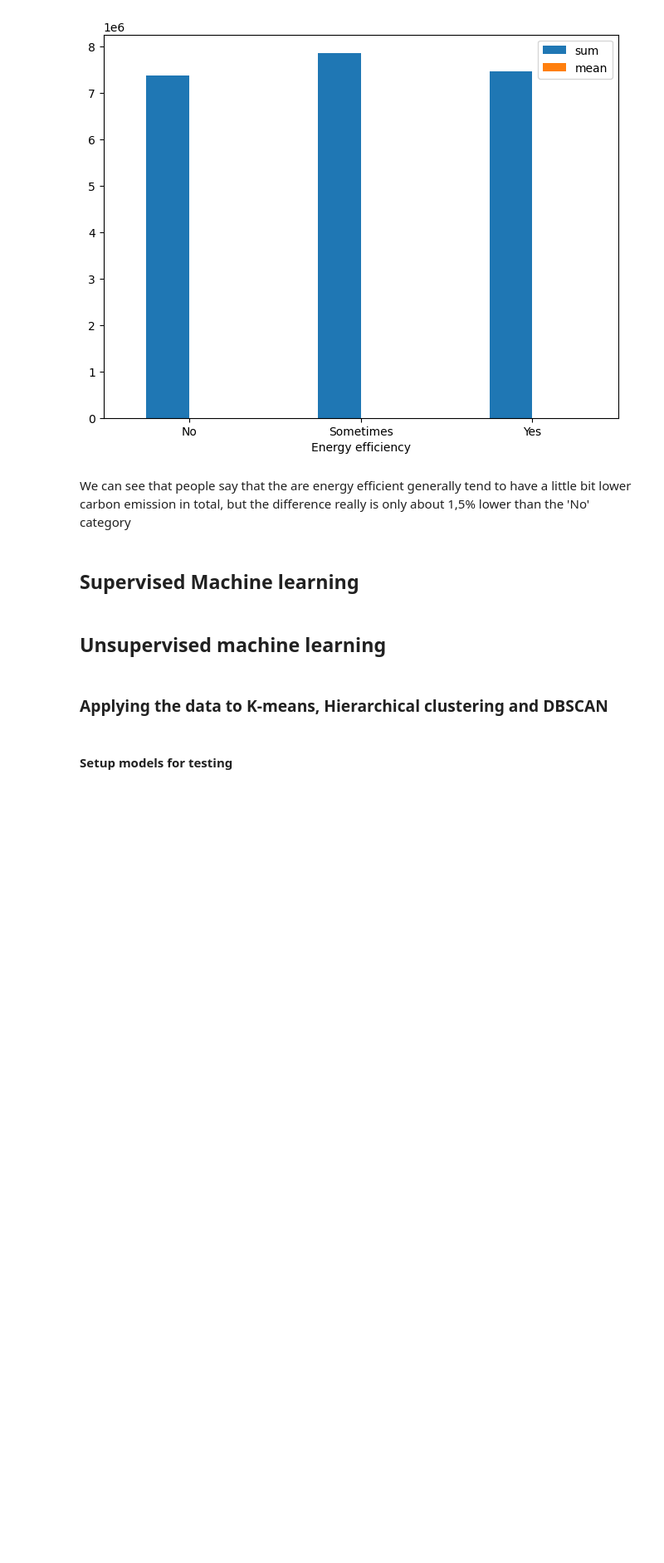
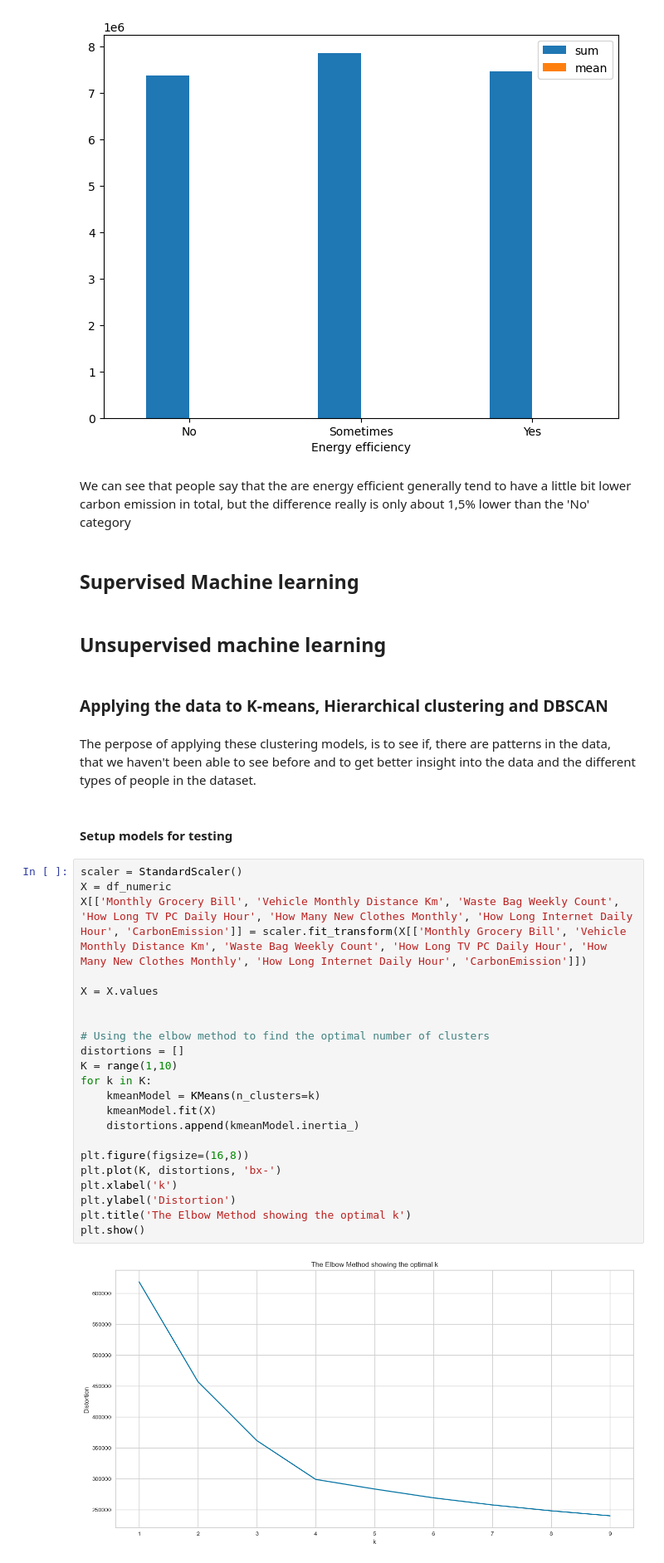
Before and after one commit to cph-oo221/Dat4-BI-Exam, a Jupyter notebook: Main.ipynb, the cells around one changed output. Shown at 83% size. Cells and saved outputs as stored; diff of their text form; blank space fills up the shorter version.

Commit message:
Clustering first iteration

```diff
--- a/Main.ipynb
+++ b/Main.ipynb
@@ -356,5 +356,31 @@ We can see that people say that the are energy efficient generally tend to have
 ## Unsupervised machine learning
 # %% [markdown]
 ### Applying the data to K-means, Hierarchical clustering and DBSCAN
+# %% [markdown]
+The perpose of applying these clustering models, is to see if, there are patterns in the data, that we haven't been able to see before and to get better insight into the data and the different types of people in the dataset.
 # %% [markdown]
 #### Setup models for testing
+# %%
+scaler = StandardScaler()
+X = df_numeric
+X[['Monthly Grocery Bill', 'Vehicle Monthly Distance Km', 'Waste Bag Weekly Count', 'How Long TV PC Daily Hour', 'How Many New Clothes Monthly', 'How Long Internet Daily Hour', 'CarbonEmission']] = scaler.fit_transform(X[['Monthly Grocery Bill', 'Vehicle Monthly Distance Km', 'Waste Bag Weekly Count', 'How Long TV PC Daily Hour', 'How Many New Clothes Monthly', 'How Long Internet Daily Hour', 'CarbonEmission']])
+
+X = X.values
+
+
+# Using the elbow method to find the optimal number of clusters
+distortions = []
+K = range(1,10)
+for k in K:
+    kmeanModel = KMeans(n_clusters=k)
+    kmeanModel.fit(X)
+    distortions.append(kmeanModel.inertia_)
+
+plt.figure(figsize=(16,8))
+plt.plot(K, distortions, 'bx-')
+plt.xlabel('k')
+plt.ylabel('Distortion')
+plt.title('The Elbow Method showing the optimal k')
+plt.show()
+# %% [output]
+[figure, added]
```
Also changed, not shown: parts of 24 cells of this notebook.
